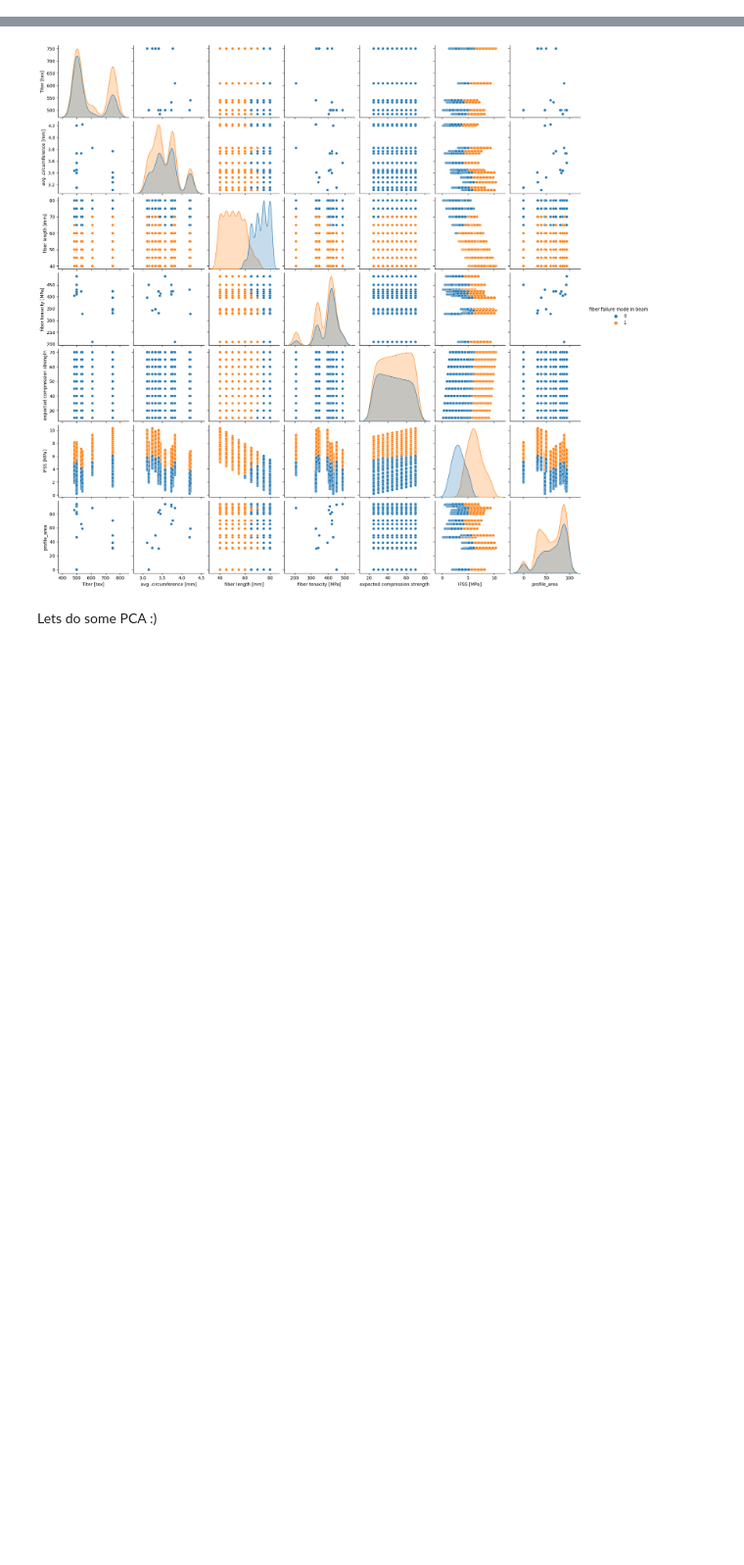
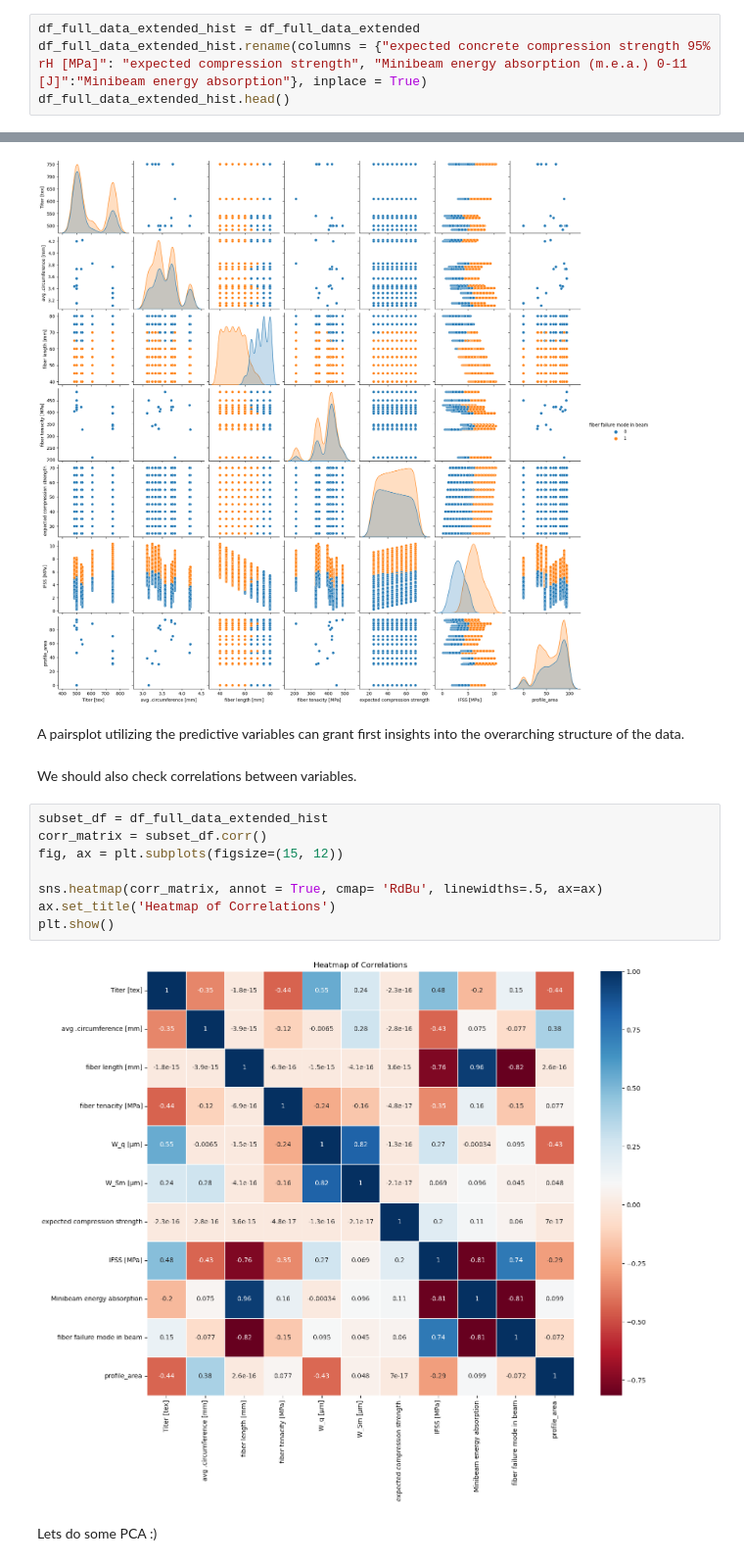
Before and after one commit to usamike25/esc_403, a Jupyter notebook: project/DataScience_Project_EDA.ipynb, the cells around one changed output, grey strips where cells are left out. Shown at 98% size. Saved outputs shown, nothing was run; the diff lists cells and outputs as text; blank space fills up the shorter version.

```diff
--- a/project/DataScience_Project_EDA.ipynb
+++ b/project/DataScience_Project_EDA.ipynb
@@ -106,3 +123,7 @@ dtype: bool
 There are no values with a Z-score larger than 3 or smaller than -3, leading to the conclusion that there are no significant outliers within the dataset.
 # %% [markdown]
 Histogramms of the Predictive Variables
+# %%
+df_full_data_extended_hist = df_full_data_extended
+df_full_data_extended_hist.rename(columns = {"expected concrete compression strength 95% rH [MPa]": "expected compression strength", "Minibeam energy absorption (m.e.a.) 0-11 [J]":"Minibeam energy absorption"}, inplace = True)
+df_full_data_extended_hist.head()
@@ -163,6 +191,20 @@ sns.pairplot(df_full_data_extended_hist, vars = df_full_data_extended_hist.colum
 # %% [output]
 <seaborn.axisgrid.PairGrid at 0x...>
 [figure]
+# %% [markdown]
+A pairsplot utilizing the predictive variables can grant first insights into the overarching structure of the data.
+# %% [markdown]
+We should also check correlations between variables.
+# %%
+subset_df = df_full_data_extended_hist
+corr_matrix = subset_df.corr()
+fig, ax = plt.subplots(figsize=(15, 12))
+
+sns.heatmap(corr_matrix, annot = True, cmap= 'RdBu', linewidths=.5, ax=ax)
+ax.set_title('Heatmap of Correlations')
+plt.show()
+# %% [output]
+[figure, added]
 # %% [markdown]
 Lets do some PCA :)
 # %%
```
Also changed, not shown: parts of 22 cells of this notebook.
